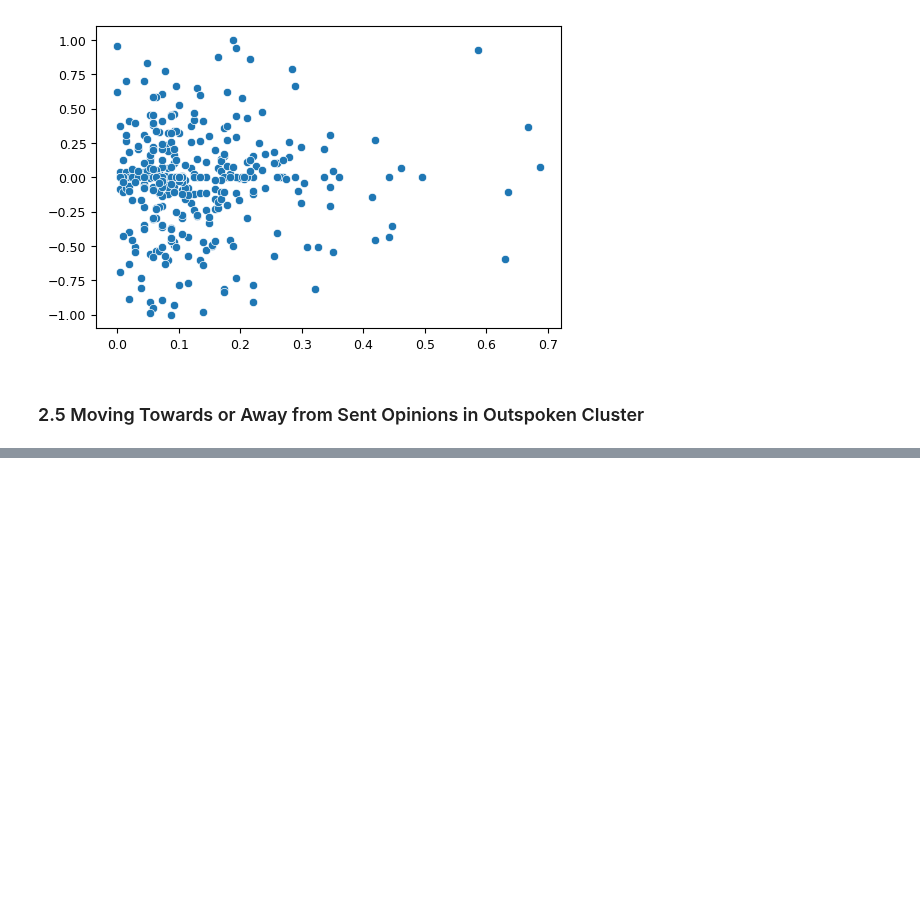
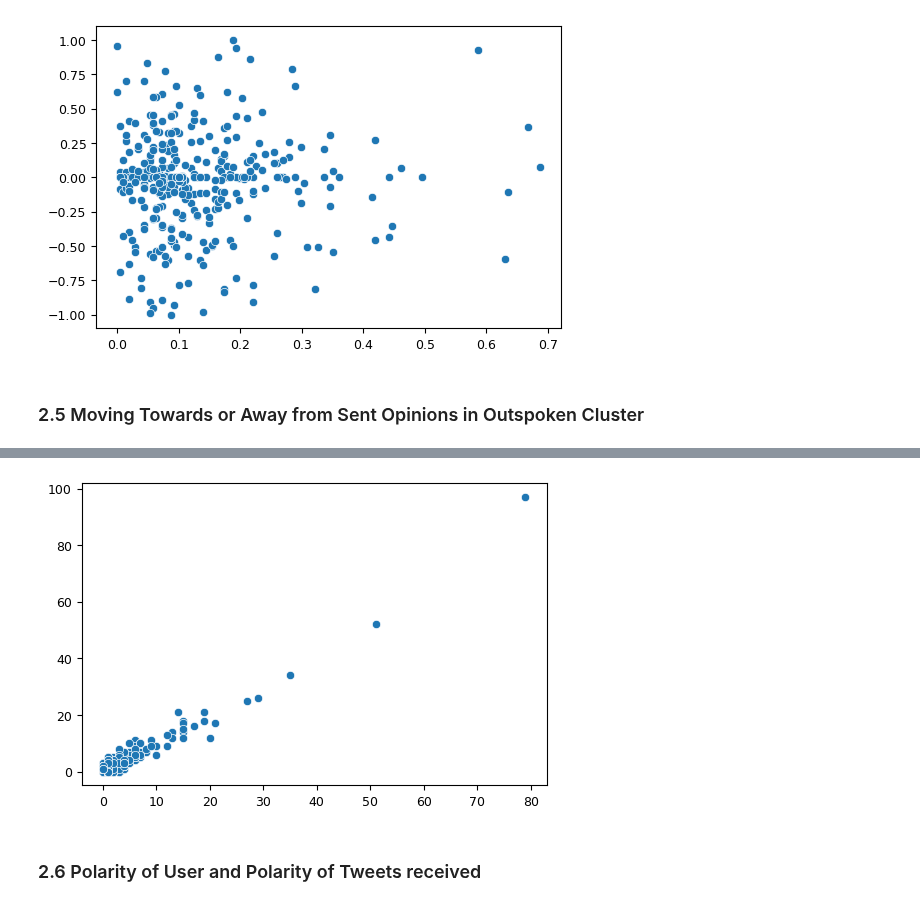
Before and after one commit to J0HNN7G/politic-polar-epsrc, a Jupyter notebook: twitter.ipynb, the cells around one changed output, grey strips where cells are left out. Cells and saved outputs as stored; diff of their text form; code cells hidden in the pictures; blank space fills up the shorter version.

```diff
--- a/twitter.ipynb
+++ b/twitter.ipynb
@@ -556,0 +547,7 @@ sns.scatterplot(map(abs, initial), overall, )
+# %%
+sns.scatterplot(towards,away)
+plt.show()
+# %% [output]
+[figure, added]
+# %% [markdown]
+### 2.6 Polarity of User and Polarity of Tweets received
```
Also changed, not shown: parts of 9 cells of this notebook.
